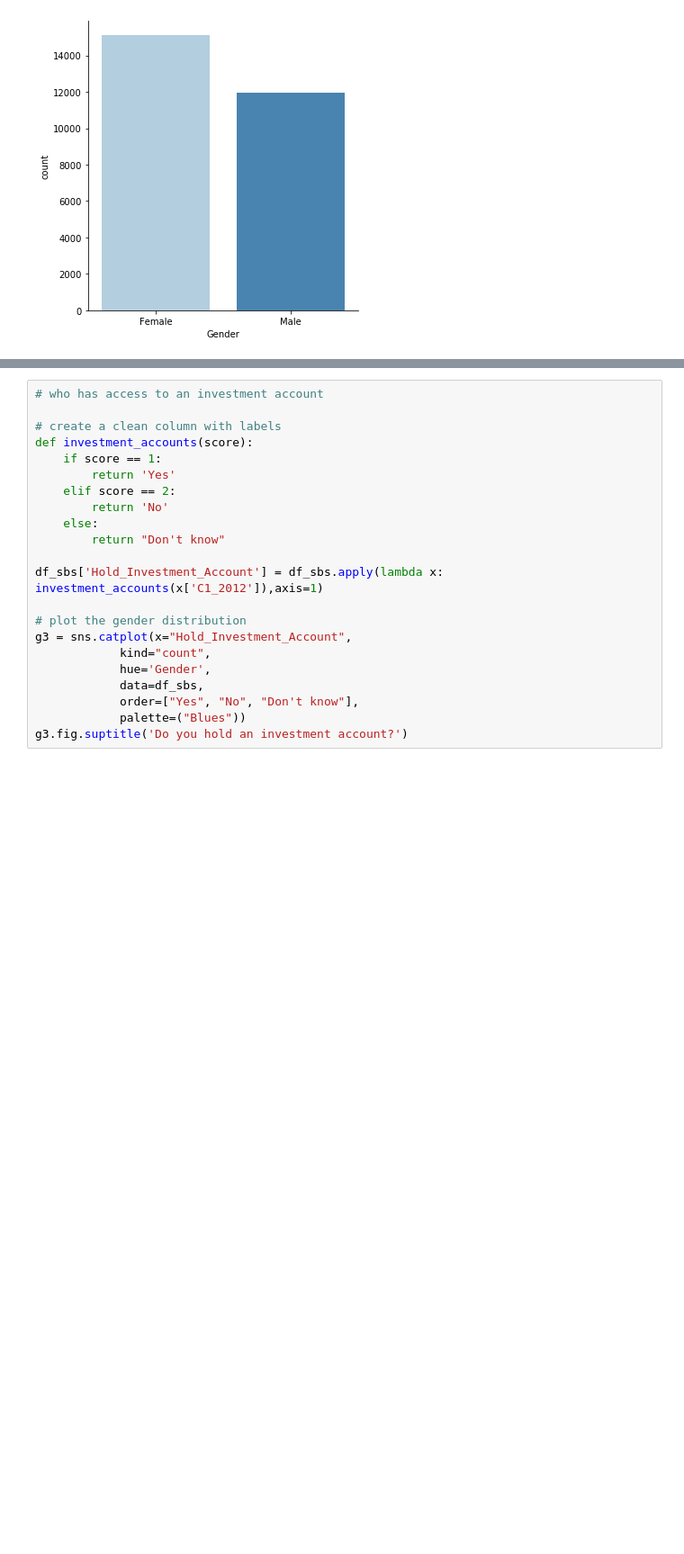
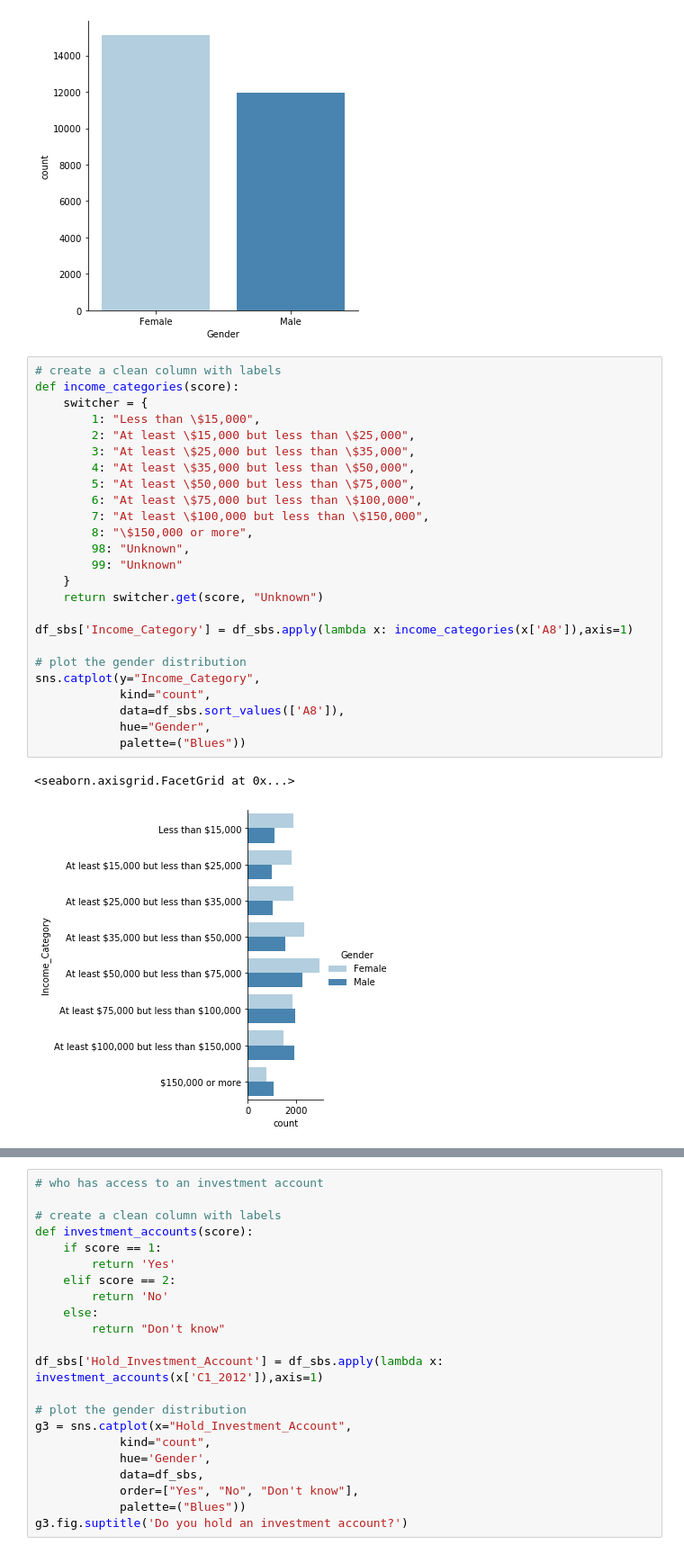
Before and after one commit to stavem/data-512-final, a Jupyter notebook: notebooks/020_EDA.ipynb, the cells around one changed output, grey strips where cells are left out. Shown at 90% size. Cells and saved outputs as stored; diff of their text form; blank space fills up the shorter version.

Commit message:
Added lots of visualizations to cover participation and access to income.

```diff
--- a/notebooks/020_EDA.ipynb
+++ b/notebooks/020_EDA.ipynb
@@ -35,3 +35,31 @@ sns.catplot(x="Gender",
 # %% [output]
 <seaborn.axisgrid.FacetGrid at 0x...>
 [figure]
+# %%
+# create a clean column with labels
+def income_categories(score):
+    switcher = {
+        1: "Less than \$15,000",
+        2: "At least \$15,000 but less than \$25,000",
+        3: "At least \$25,000 but less than \$35,000",
+        4: "At least \$35,000 but less than \$50,000",
+        5: "At least \$50,000 but less than \$75,000",
+        6: "At least \$75,000 but less than \$100,000",
+        7: "At least \$100,000 but less than \$150,000",
+        8: "\$150,000 or more",
+        98: "Unknown",
+        99: "Unknown"
+    }
+    return switcher.get(score, "Unknown")
+
+df_sbs['Income_Category'] = df_sbs.apply(lambda x: income_categories(x['A8']),axis=1)
+
+# plot the gender distribution
+sns.catplot(y="Income_Category",
+            kind="count",
+            data=df_sbs.sort_values(['A8']),
+            hue="Gender",
+            palette=("Blues"))
+# %% [output]
+<seaborn.axisgrid.FacetGrid at 0x...>
+[figure, added]
```
Also changed, not shown: parts of 15 cells of this notebook, 2 other files.
